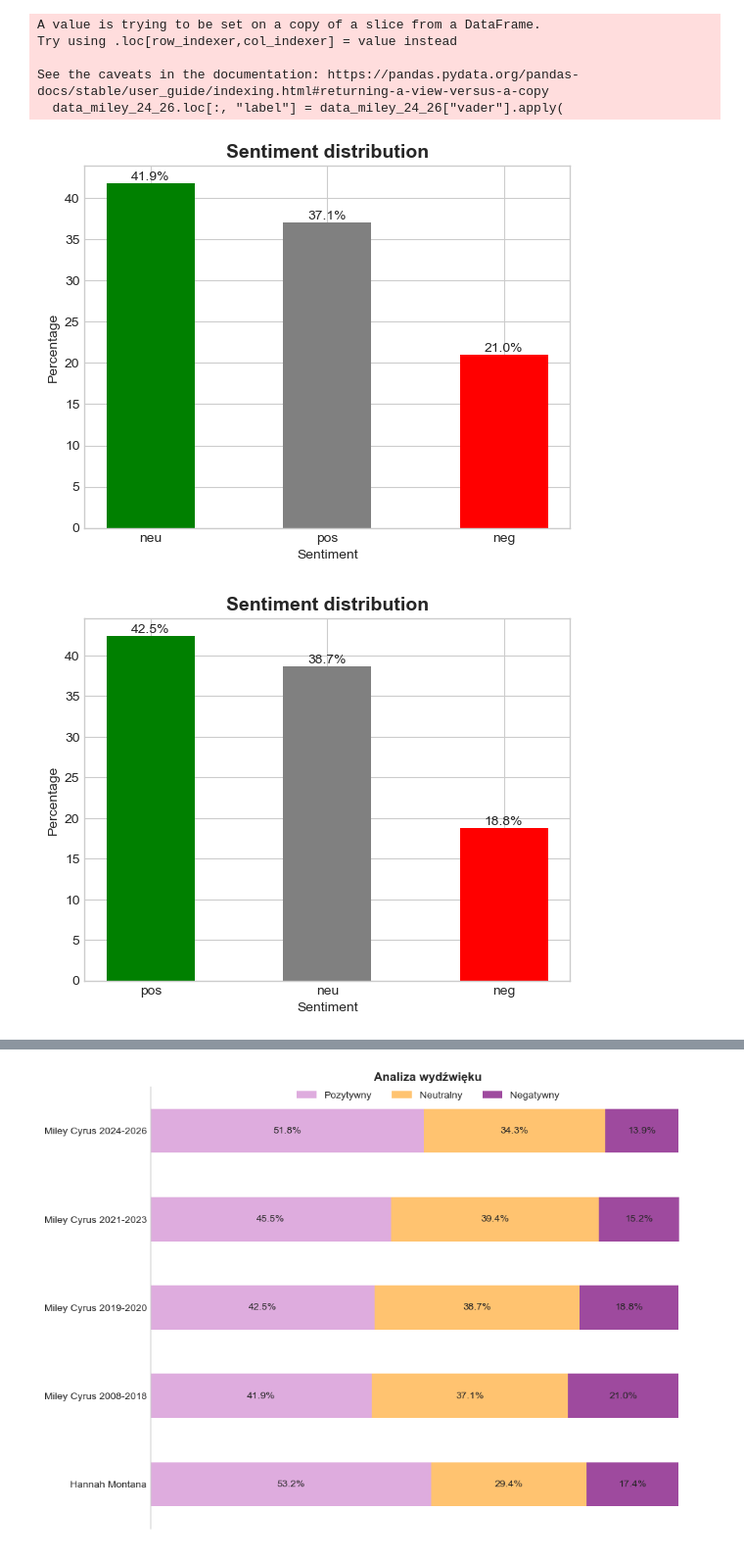
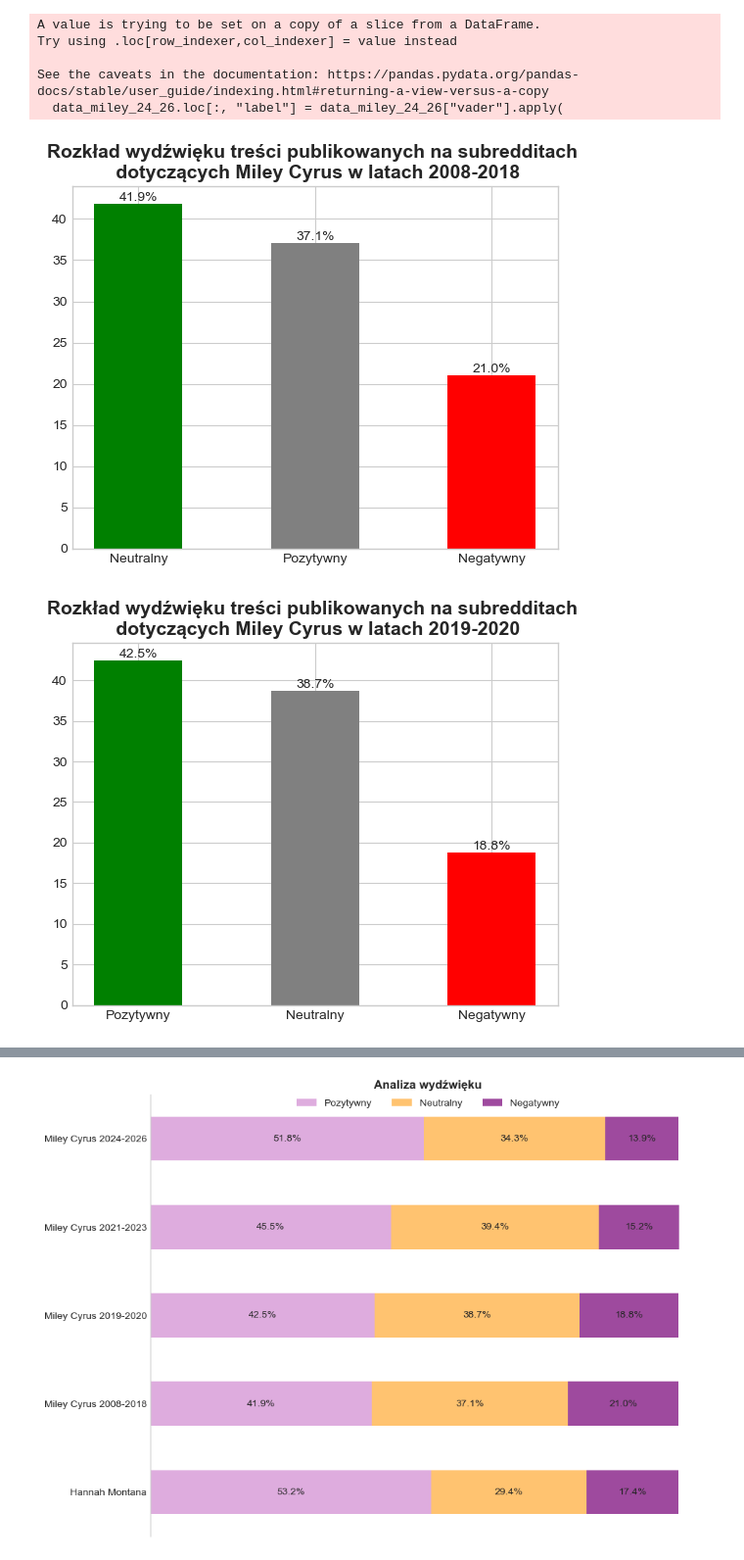
Before and after one commit to iga-bochniak/Spolecznosc-muzyczna-Reddit, a Jupyter notebook: text_mining_miley_2008_2026.ipynb, the cells around one changed output, grey strips where cells are left out. Shown at 98% size. Drawn from its saved outputs; the diff is of its cells as text; code cells hidden in the pictures.

```diff
--- a/text_mining_miley_2008_2026.ipynb
+++ b/text_mining_miley_2008_2026.ipynb
@@ -170,6 +171,7 @@ data_miley_19_20_df['tresc'] = data_miley_19_20_df['tresc'].apply(lambda x: re.s
 data_miley_19_20_df['tresc'] = data_miley_19_20_df['tresc'].apply(lambda x: re.sub("[^\w\s']+", "", x)) #znaki interpunkcyjne i ich ciagi np (???!!!) ale zachowuje apostrofy
 data_miley_19_20_df['tresc'] = data_miley_19_20_df['tresc'].apply(lambda x: str(x).strip()) #spacje okalajace wyraz otacza
 data_miley_19_20_df['tresc'] = data_miley_19_20_df['tresc'].apply(normalize_text)
+data_miley_19_20_df['tresc'] = data_miley_19_20_df['tresc'].apply(cenzuruj_wulgaryzmy)
 data_miley_19_20_df['tresc'] = data_miley_19_20_df['tresc'].apply(lambda x: remove_my_stopwords(x))
 data_miley_19_20_df['tresc'] = data_miley_19_20_df['tresc'].apply(lambda x: " ".join(x))
 # %%
@@ -185,6 +187,7 @@ data_miley_21_23_df['tresc'] = data_miley_21_23_df['tresc'].apply(lambda x: re.s
 data_miley_21_23_df['tresc'] = data_miley_21_23_df['tresc'].apply(lambda x: re.sub("[^\w\s']+", "", x)) #znaki interpunkcyjne i ich ciagi np (???!!!) ale zachowuje apostrofy
 data_miley_21_23_df['tresc'] = data_miley_21_23_df['tresc'].apply(lambda x: str(x).strip()) #spacje okalajace wyraz otacza
 data_miley_21_23_df['tresc'] = data_miley_21_23_df['tresc'].apply(normalize_text)
+data_miley_21_23_df['tresc'] = data_miley_21_23_df['tresc'].apply(cenzuruj_wulgaryzmy)
 data_miley_21_23_df['tresc'] = data_miley_21_23_df['tresc'].apply(lambda x: remove_my_stopwords(x))
 data_miley_21_23_df['tresc'] = data_miley_21_23_df['tresc'].apply(lambda x: " ".join(x))
 # %%
@@ -200,6 +203,7 @@ data_miley_24_26_df['tresc'] = data_miley_24_26_df['tresc'].apply(lambda x: re.s
 data_miley_24_26_df['tresc'] = data_miley_24_26_df['tresc'].apply(lambda x: re.sub("[^\w\s']+", "", x)) #znaki interpunkcyjne i ich ciagi np (???!!!) ale zachowuje apostrofy
 data_miley_24_26_df['tresc'] = data_miley_24_26_df['tresc'].apply(lambda x: str(x).strip()) #spacje okalajace wyraz otacza
 data_miley_24_26_df['tresc'] = data_miley_24_26_df['tresc'].apply(normalize_text)
+data_miley_24_26_df['tresc'] = data_miley_24_26_df['tresc'].apply(cenzuruj_wulgaryzmy)
 data_miley_24_26_df['tresc'] = data_miley_24_26_df['tresc'].apply(lambda x: remove_my_stopwords(x))
 data_miley_24_26_df['tresc'] = data_miley_24_26_df['tresc'].apply(lambda x: " ".join(x))
 # %%
@@ -1250,9 +1295,9 @@ sns.violinplot(y = data_miley_24_26['vader'], color = "#8074B2")
 [figure]
 # %%
 data_miley_08_18.loc[:, "label"] = data_miley_08_18["vader"].apply(
-    lambda x: "pos" if x >= 0.05 else
-              "neg" if x <= -0.05 else
-              "neu"
+    lambda x: "Pozytywny" if x >= 0.05 else
+              "Negatywny" if x <= -0.05 else
+              "Neutralny"
 )
 # %% [output]
 A value is trying to be set on a copy of a slice from a DataFrame.
@@ -1299,27 +1344,27 @@ See the caveats in the documentation: https://pandas.pydata.org/pandas-docs/stab
 # %%
 # 2008-2018
 counts = data_miley_08_18["label"].value_counts(normalize=True) * 100
 
 bars = plt.bar(counts.index, counts.values, color=["green", "gray", "red"], width = 0.5)
 
 plt.style.use("seaborn-v0_8-whitegrid")
 
 for bar in bars:
     y = bar.get_height()
     plt.text(
         bar.get_x() + bar.get_width()/2,
         y,
         f"{y:.1f}%",
         ha="center",
         va="bottom"
     )
-plt.title("Sentiment distribution", fontsize=14, weight="bold")
-plt.xlabel("Sentiment")
-plt.ylabel("Percentage")
+plt.title("Rozkład wydźwięku treści publikowanych na subredditach \n dotyczących Miley Cyrus w latach 2008-2018", fontsize=14, weight="bold")
+
+plt.savefig('wydzwiek_miley_08_18.png', dpi=300, bbox_inches='tight')
 
 plt.show()
 # %% [output]
-[figure, old version]
+[figure, new version]
 # %%
 # 2019-2020
 counts = data_miley_19_20["label"].value_counts(normalize=True) * 100
@@ -1337,13 +1382,13 @@ for bar in bars:
         ha="center",
         va="bottom"
     )
-plt.title("Sentiment distribution", fontsize=14, weight="bold")
-plt.xlabel("Sentiment")
-plt.ylabel("Percentage")
+plt.title("Rozkład wydźwięku treści publikowanych na subredditach \n dotyczących Miley Cyrus w latach 2019-2020", fontsize=14, weight="bold")
+
+plt.savefig('wydzwiek_miley_19_20.png', dpi=300, bbox_inches='tight')
 
 plt.show()
 # %% [output]
-[figure, old version]
+[figure, new version]
 # %%
 # 2021-2023
 counts = data_miley_21_23["label"].value_counts(normalize=True) * 100
```
Also changed, not shown: parts of 25 cells of this notebook, 9 other files.
